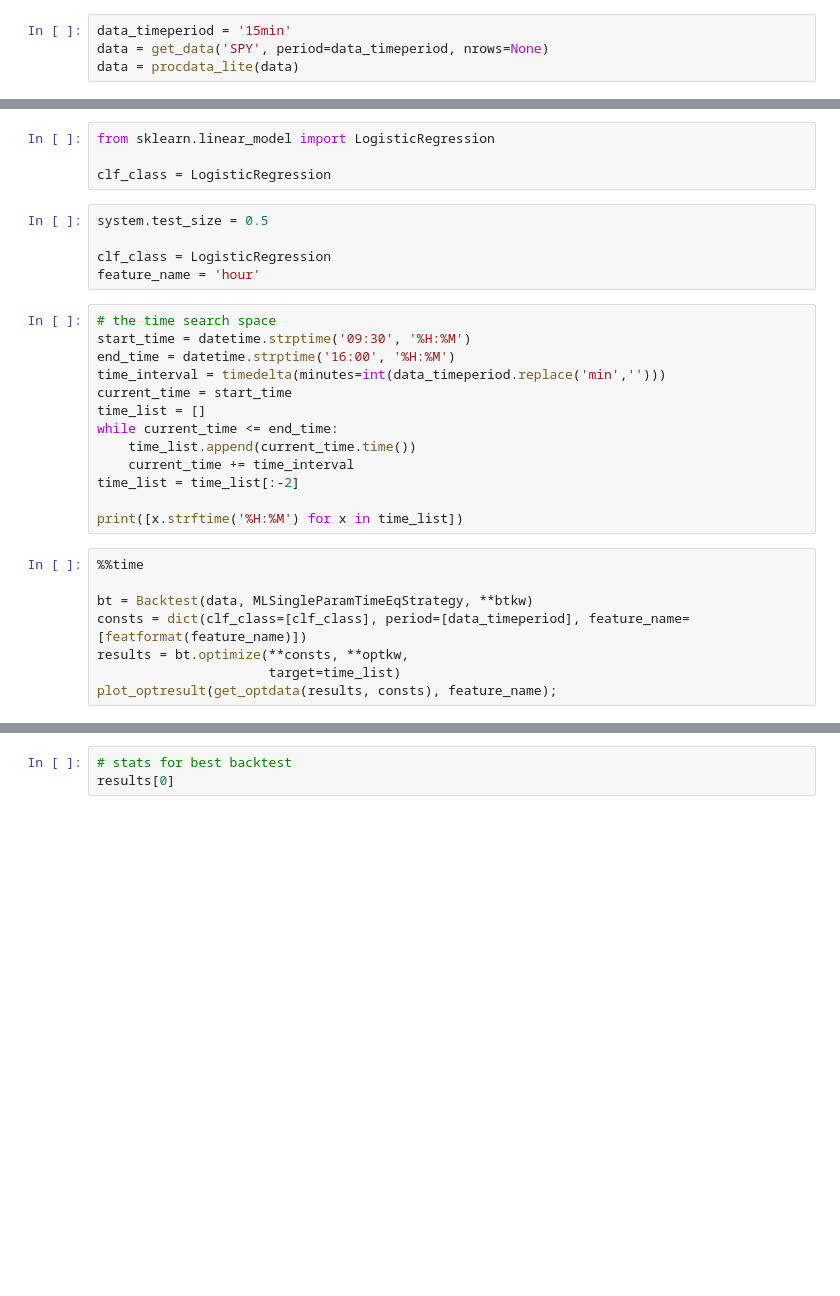
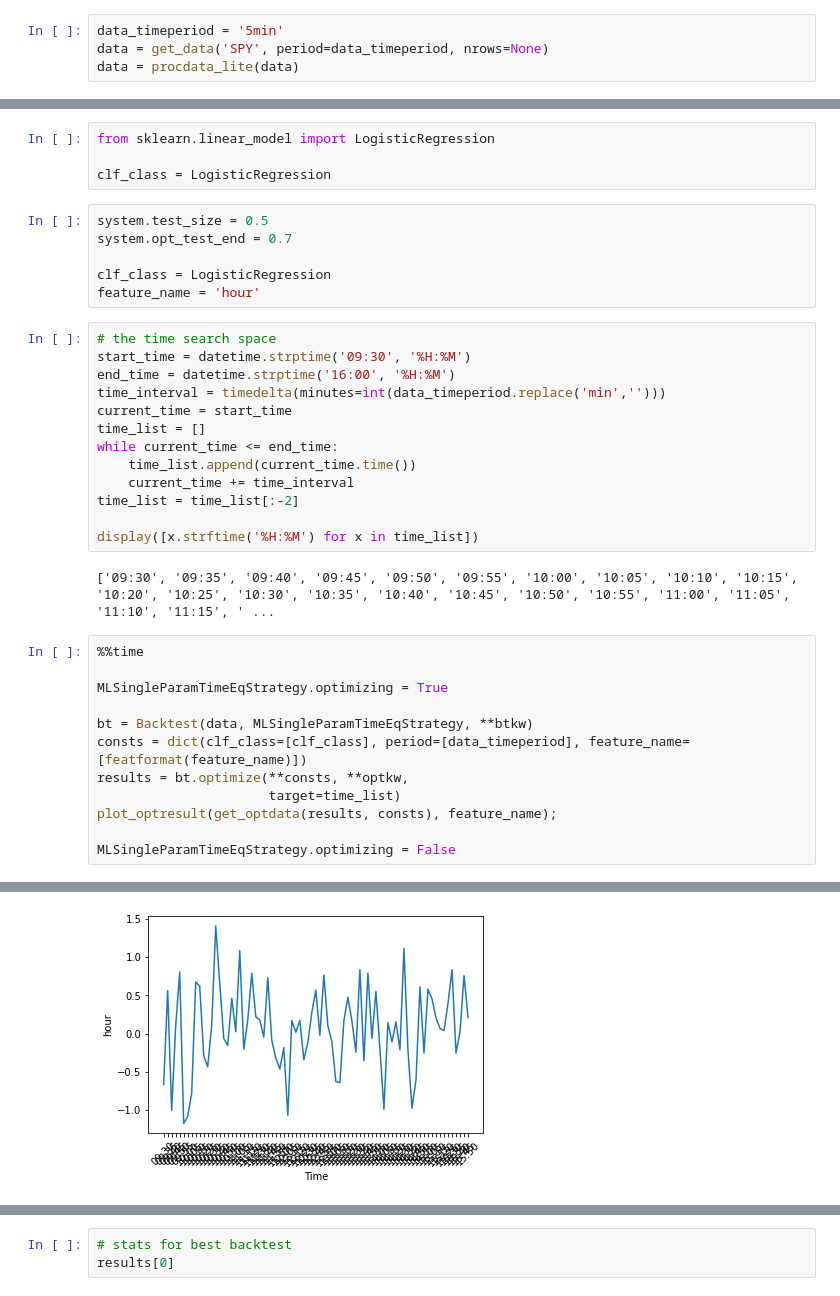
Before and after one commit to impulsecorp/PickStocks, a Jupyter notebook: PickStocks_TimeofDay.ipynb, the cells around one changed output, grey strips where cells are left out. Cells and saved outputs as stored; diff of their text form; blank space fills up the shorter version.

```diff
--- a/PickStocks_TimeofDay.ipynb
+++ b/PickStocks_TimeofDay.ipynb
@@ -21,4 +28,4 @@ seed
 # %%
-data_timeperiod = '15min'
+data_timeperiod = '5min'
 data = get_data('SPY', period=data_timeperiod, nrows=None)
 data = procdata_lite(data)
@@ -33,6 +45,7 @@ from sklearn.linear_model import LogisticRegression
 clf_class = LogisticRegression
 # %%
 system.test_size = 0.5
+system.opt_test_end = 0.7
 
 clf_class = LogisticRegression
 feature_name = 'hour'
@@ -48,12 +61,19 @@ while current_time <= end_time:
     current_time += time_interval
 time_list = time_list[:-2]
 
-print([x.strftime('%H:%M') for x in time_list])
+display([x.strftime('%H:%M') for x in time_list])
+# %% [output]
+['09:30', '09:35', '09:40', '09:45', '09:50', '09:55', '10:00', '10:05', '10:10', '10:15', '10:20', '10:25', '10:30', '10:35', '10:40', '10:45', '10:50', '10:55', '11:00', '11:05', '11:10', '11:15', ' ...
 # %%
 %%time
+
+MLSingleParamTimeEqStrategy.optimizing = True
 
 bt = Backtest(data, MLSingleParamTimeEqStrategy, **btkw)
 consts = dict(clf_class=[clf_class], period=[data_timeperiod], feature_name=[featformat(feature_name)])
 results = bt.optimize(**consts, **optkw,
                       target=time_list)
 plot_optresult(get_optdata(results, consts), feature_name);
+
+MLSingleParamTimeEqStrategy.optimizing = False
+# %% [output]
@@ -59,0 +82 @@ plot_optresult(get_optdata(results, consts), feature_name);
+[figure, added]
```
Also changed, not shown: parts of 27 cells of this notebook, 6 other files.
